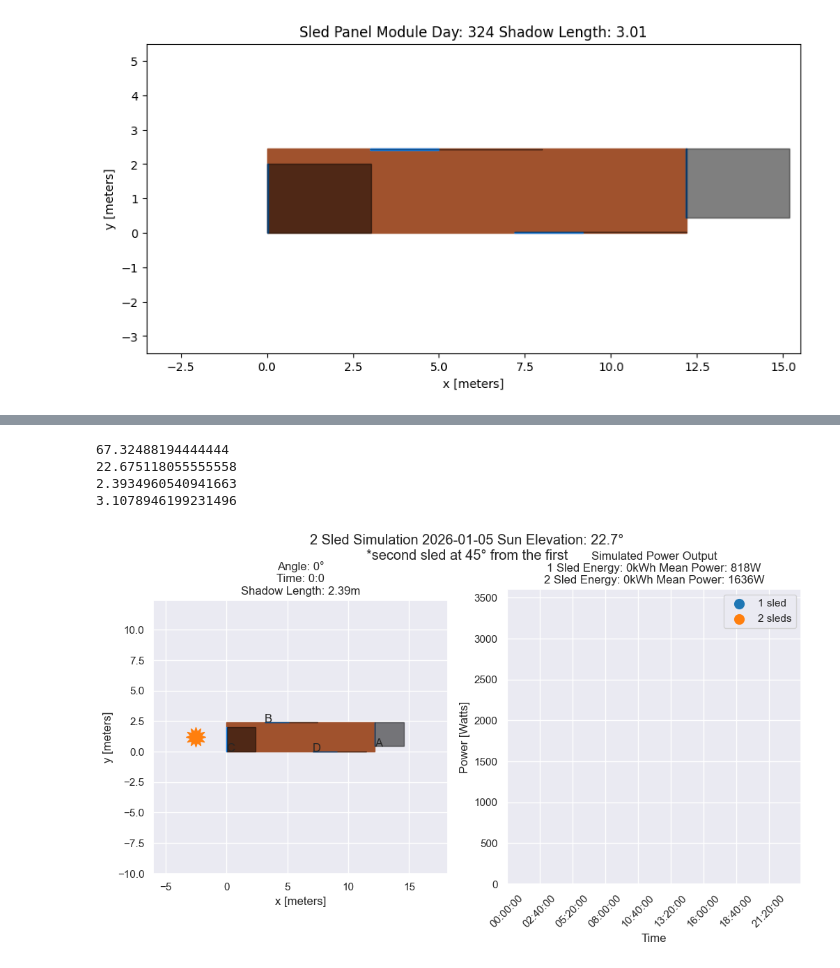
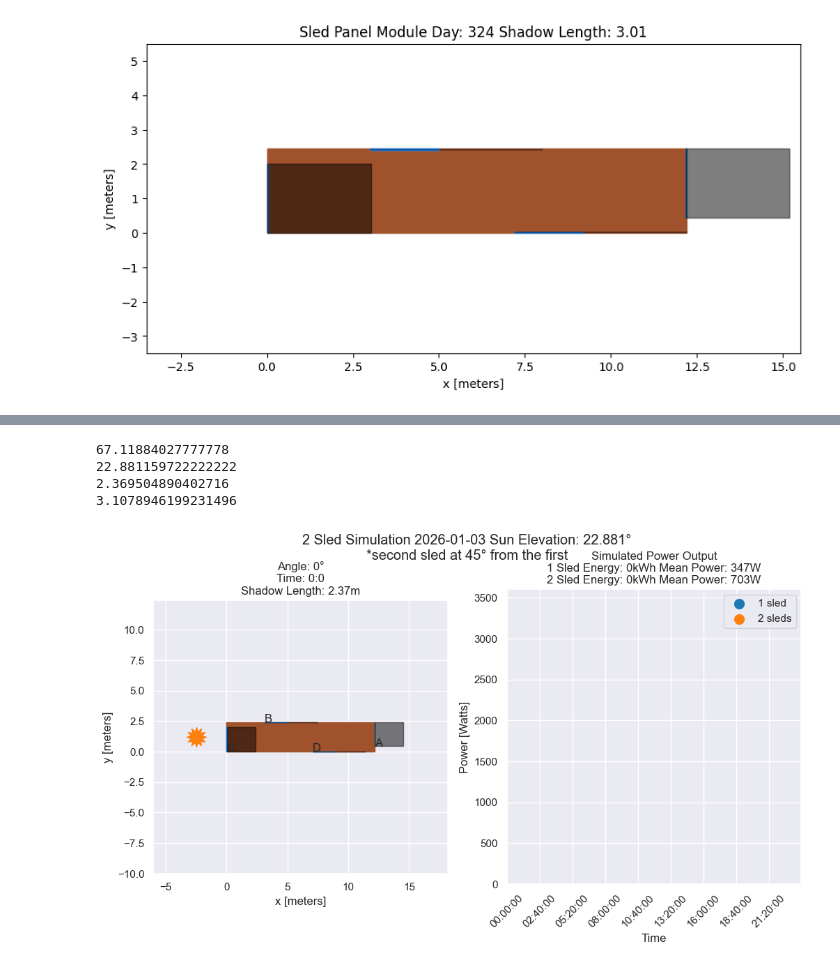
Before and after one commit to Manish-Khanalv1/South-Pole-Data, a Jupyter notebook: Analysis/Model/ArrayDiagrams.ipynb, the cells around one changed output, grey strips where cells are left out. Saved outputs shown, nothing was run; the diff lists cells and outputs as text; code cells hidden in the pictures.

```diff
--- a/Analysis/Model/ArrayDiagrams.ipynb
+++ b/Analysis/Model/ArrayDiagrams.ipynb
@@ -306,8 +306,8 @@ def Import_NOAA_Data(year, day):
     return NZDTdir_ir,NZDTdiff_ir, NZDTup_ir, NOAA_time, NZDT_Zenith
 
 
-day = 317
-year = 23
+day = 345
+year = 25
 
 direct_irradiance, diffuse_irradiance, upwelling_irradiance, NOAA_time, solar_zenith = Import_NOAA_Data(year,day)
 
@@ -464,7 +470,7 @@ baseurl = 'https://gml.noaa.gov/aftp/data/radiation/baseline/spo'
 InputPath = '../../DataFolder'
 OutputPath = 'PlotsFolder/'
 
-
+effs= [0.24699832280882955,0.03850296370170911, 0.05890744297245301]
 
 def serial_date_to_string(year,srl_no):
     '''
@@ -622,7 +628,7 @@ angles = [0,90,180,270]
 
 sim_powers = []
 for a in angles:
-    sim_power = VerticalModel(direct_irradiance, diffuse_irradiance, upwelling_irradiance, [.22,.08,.08], 50, solar_zenith_mean, 360-a-90) #there was an error in defining my angle, mismatch the picuture and the model by 90, I correct it here
+    sim_power = VerticalModel(direct_irradiance, diffuse_irradiance, upwelling_irradiance, effs, 50, solar_zenith_mean, 360-a-90) #there was an error in defining my angle, mismatch the picuture and the model by 90, I correct it here
     sim_powers.append(sim_power)
 total_power = np.array(sim_powers).sum(axis=0)
 sim_A, sim_B, sim_C, sim_D = sim_powers
@@ -738,7 +744,7 @@ def animate(i):
     ax[0].plot(sled_width/2+cartoon_solar_distance*np.cos((180+i)*np.pi/180),sled_height/2+cartoon_solar_distance*np.sin((180+i)*np.pi/180), marker = "$\u2739$", color = 'tab:orange', markersize = 20)
 
     Date = serial_date_to_string(year, day)
-    plt.suptitle(f'4 Panel Sled Simulation {Date} Sun Elevation: {np.round(solar_elevation,1)}°')
+    plt.suptitle(f'4 Panel Sled Simulation {Date} Sun Elevation: {np.round(solar_elevation,3)}°')
     # ax = plt.gca()
 
 
@@ -800,7 +806,7 @@ baseurl = 'https://gml.noaa.gov/aftp/data/radiation/baseline/spo'
 InputPath = '../../DataFolder'
 OutputPath = 'PlotsFolder/'
 
-
+effs = [0.24699832280882955,0.03850296370170911, 0.05890744297245301]
 
 def serial_date_to_string(year,srl_no):
     '''
@@ -916,7 +922,7 @@ def Import_NOAA_Data(year, day):
     return NZDTdir_ir,NZDTdiff_ir, NZDTup_ir, NOAA_time, NZDT_Zenith
 
 
-day = 5
+day = 3
 year = 26
 
 direct_irradiance, diffuse_irradiance, upwelling_irradiance, NOAA_time, solar_zenith = Import_NOAA_Data(year,day)
@@ -956,7 +962,7 @@ print(WarningMessage)
 angles = [0,90,180,270]
 sim_powers = []
 for a in angles:
-    sim_power = VerticalModel(direct_irradiance, diffuse_irradiance, upwelling_irradiance, [.22,.08,.08], 50, solar_zenith_mean, 360-a-90) #there was an error in defining my angle, mismatch the picuture and the model by 90, I correct it here
+    sim_power = VerticalModel(direct_irradiance, diffuse_irradiance, upwelling_irradiance, effs, 50, solar_zenith_mean, 360-a-90) #there was an error in defining my angle, mismatch the picuture and the model by 90, I correct it here
     sim_powers.append(sim_power)
 total_power = np.array(sim_powers).sum(axis=0)
 sim_A, sim_B, sim_C, sim_D = sim_powers
@@ -967,7 +973,7 @@ mean_power = np.nanmean(total_power)
 angles_8 = [0,45,90,135,180,225,270,315]
 sim_powers_8 = []
 for a in angles_8:
-    sim_power_8 = VerticalModel(direct_irradiance, diffuse_irradiance, upwelling_irradiance, [.22,.08,.08], 50, solar_zenith_mean, 360-a-90) #there was an error in defining my angle, mismatch the picuture and the model by 90, I correct it here
+    sim_power_8 = VerticalModel(direct_irradiance, diffuse_irradiance, upwelling_irradiance, effs, 50, solar_zenith_mean, 360-a-90) #there was an error in defining my angle, mismatch the picuture and the model by 90, I correct it here
     sim_powers_8.append(sim_power_8)
 total_power_8 = np.array(sim_powers_8).sum(axis=0)
 # sim_A_4, sim_A8, sim_B_4, sim_B8, sim_C_4, sim_C8, sim_D_4, sim_D8 = sim_powers_8
@@ -1093,36 +1099,36 @@ def animate(i):
     ax[0].plot(sled_width/2+cartoon_solar_distance*np.cos((180+i)*np.pi/180),sled_height/2+cartoon_solar_distance*np.sin((180+i)*np.pi/180), marker = "$\u2739$", color = 'tab:orange', markersize = 20)
 
     Date = serial_date_to_string(year, day)
-    plt.suptitle(f'2 Sled Simulation {Date} Sun Elevation: {np.round(solar_elevation,1)}°\n*second sled at 45° from the first')
+    plt.suptitle(f'2 Sled Simulation {Date} Sun Elevation: {np.round(solar_elevation,3)}°\n*second sled at 45° from the first')
     # ax = plt.gca()
 
 
     # return shadow_A, shadow_B, shadow_C, shadow_D
     # ax.add_patch(shadow_A_2)
     # ax.add_patch(shadow_B_1)
     # ax.add_patch(shadow_B_2)
     # ax.add_patch(shadow_C_1)
     # ax.add_patch(shadow_C_2)
     # ax.add_patch(shadow_D_1)
     # ax.add_patch(shadow_D_2)
 
 
 
 
 
 # ax.text(-1,-1, f'{sled_width}m', size=20)
 
 # plt.axis('scaled')
 # plt.show()
 ani = animation.FuncAnimation(
     fig, animate, interval=1, blit=False, frames = 360)
 writer = animation.PillowWriter(fps=15,
                                 metadata=dict(artist='Me'),
                                 bitrate=1800)
 ani.save(f'SledArrayDesignes/DoubleSledArray_{year}_{day}.gif', writer=writer)
 # %% [output]
-67.32488194444444
-22.675118055555558
-2.3934960540941663
+67.11884027777778
+22.881159722222222
+2.369504890402716
 3.1078946199231496
-[figure, old version]
+[figure, new version]
```
Also changed, not shown: parts of 8 cells of this notebook, 34 other files.
